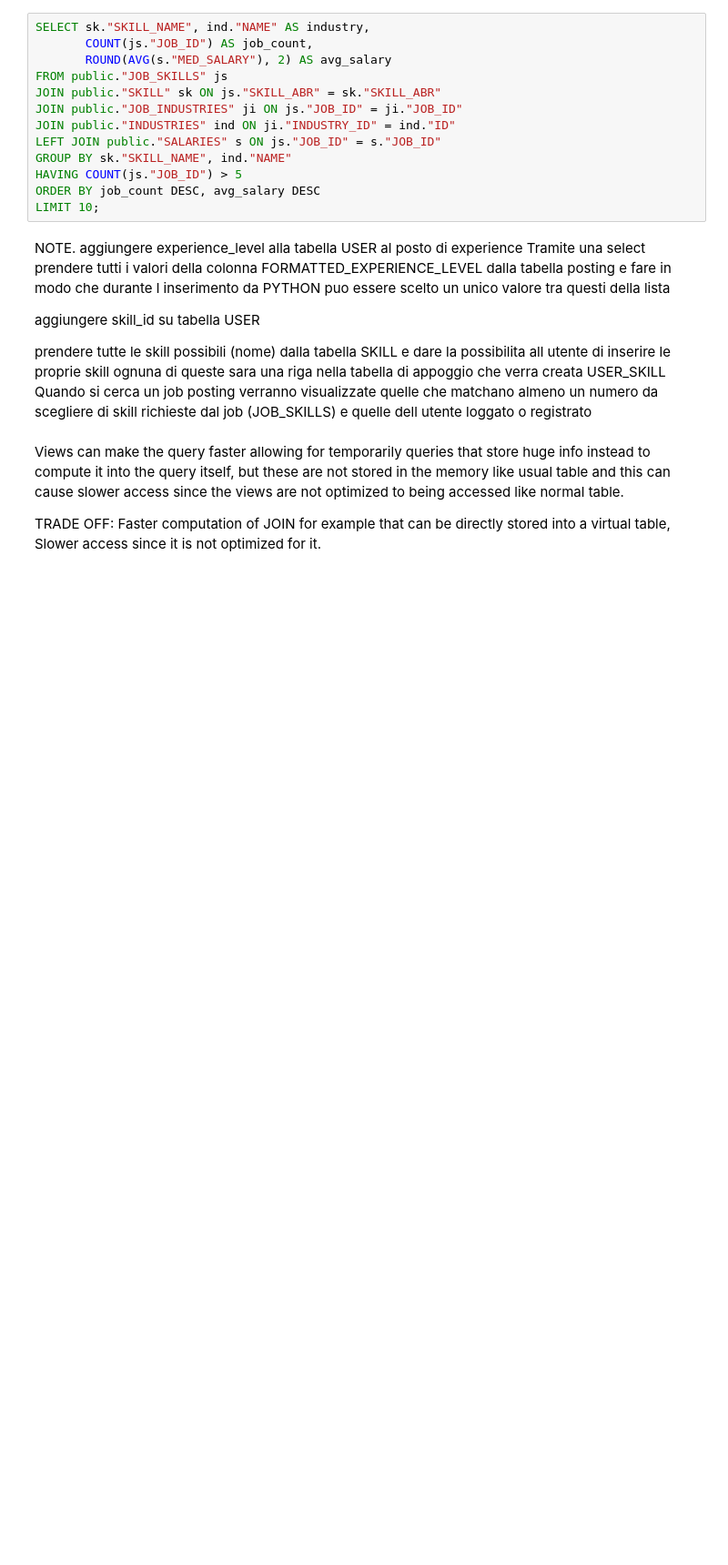
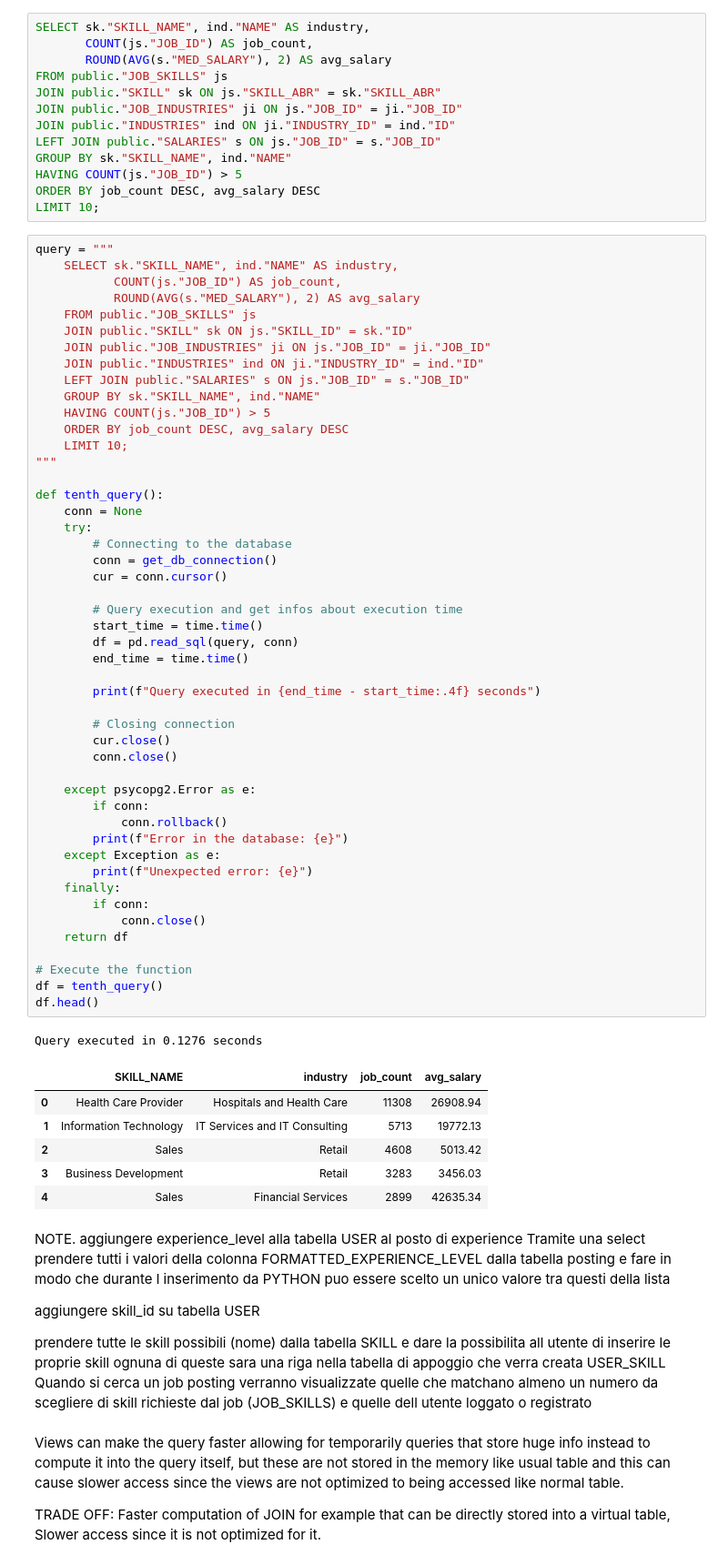
Before and after one commit to delgiudice1967219/LinkedinJobPosting, a Jupyter notebook: main.ipynb, the cells around one changed output. Shown: that part at 91% size. Cells and saved outputs as stored; diff of their text form; blank space fills up the shorter version.

```diff
--- a/main.ipynb
+++ b/main.ipynb
@@ -682,6 +827,62 @@ GROUP BY sk."SKILL_NAME", ind."NAME"
 HAVING COUNT(js."JOB_ID") > 5
 ORDER BY job_count DESC, avg_salary DESC
 LIMIT 10;
+# %%
+query = """
+    SELECT sk."SKILL_NAME", ind."NAME" AS industry,
+           COUNT(js."JOB_ID") AS job_count,
+           ROUND(AVG(s."MED_SALARY"), 2) AS avg_salary
+    FROM public."JOB_SKILLS" js
+    JOIN public."SKILL" sk ON js."SKILL_ID" = sk."ID"
+    JOIN public."JOB_INDUSTRIES" ji ON js."JOB_ID" = ji."JOB_ID"
+    JOIN public."INDUSTRIES" ind ON ji."INDUSTRY_ID" = ind."ID"
+    LEFT JOIN public."SALARIES" s ON js."JOB_ID" = s."JOB_ID"
+    GROUP BY sk."SKILL_NAME", ind."NAME"
+    HAVING COUNT(js."JOB_ID") > 5
+    ORDER BY job_count DESC, avg_salary DESC
+    LIMIT 10;
+"""
+
+def tenth_query():
+    conn = None
+    try:
+        # Connecting to the database
+        conn = get_db_connection()
+        cur = conn.cursor()
+
+        # Query execution and get infos about execution time
+        start_time = time.time()
+        df = pd.read_sql(query, conn)
+        end_time = time.time()
+
+        print(f"Query executed in {end_time - start_time:.4f} seconds")
+
+        # Closing connection
+        cur.close()
+        conn.close()
+
+    except psycopg2.Error as e:
+        if conn:
+            conn.rollback()
+        print(f"Error in the database: {e}")
+    except Exception as e:
+        print(f"Unexpected error: {e}")
+    finally:
+        if conn:
+            conn.close()
+    return df
+
+# Execute the function
+df = tenth_query()
+df.head()
+# %% [output]
+Query executed in 0.1276 seconds
+|  | SKILL_NAME | industry | job_count | avg_salary |
+| 0 | Health Care Provider | Hospitals and Health Care | 11308 | 26908.94 |
+| 1 | Information Technology | IT Services and IT Consulting | 5713 | 19772.13 |
+| 2 | Sales | Retail | 4608 | 5013.42 |
+| 3 | Business Development | Retail | 3283 | 3456.03 |
+| 4 | Sales | Financial Services | 2899 | 42635.34 |
 # %% [markdown]
 NOTE.
 aggiungere experience_level alla tabella USER al posto di experience
```
Also changed, not shown: parts of 31 cells of this notebook.
